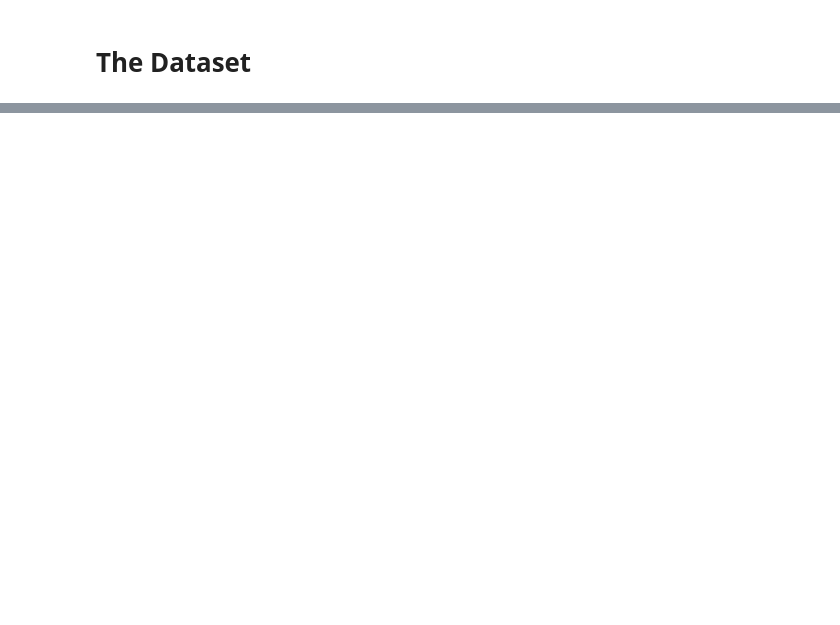
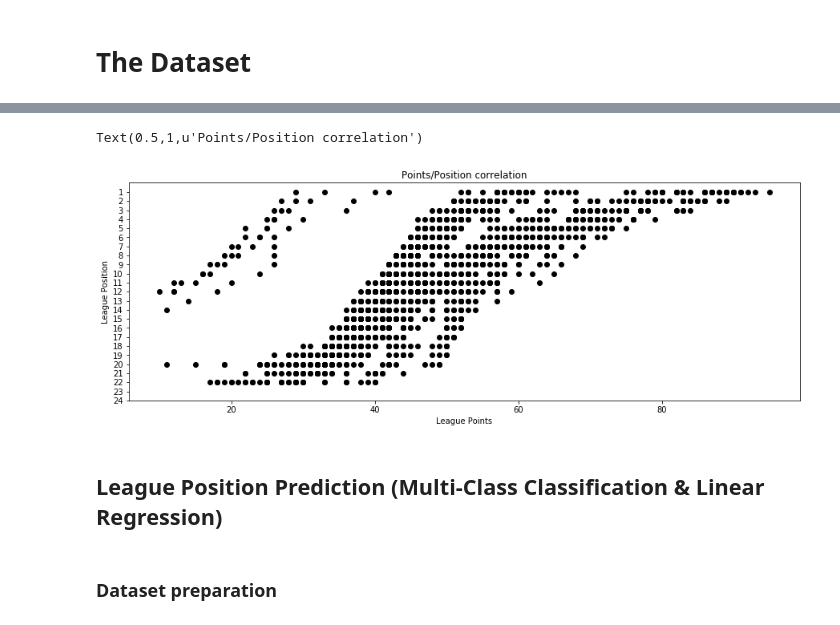
Before and after one commit to Limmen/data_science, a Jupyter notebook: pl_scraper/plots.ipynb, the cells around one changed output, grey strips where cells are left out. Cells and saved outputs as stored; diff of their text form; code cells hidden in the pictures; blank space fills up the shorter version.

```diff
--- a/pl_scraper/plots.ipynb
+++ b/pl_scraper/plots.ipynb
@@ -24,0 +56,15 @@ plt.show()
+# %%
+# plot pts and positions
+plt.scatter(pts, pos, c='black')
+plt.gca().invert_yaxis()
+plt.ylabel('League Position')
+plt.xlabel('League Points')
+plt.yticks(np.arange(1,25))
+plt.title("Points/Position correlation")
+# %% [output]
+Text(0.5,1,u'Points/Position correlation')
+[figure, added]
+# %% [markdown]
+## League Position Prediction (Multi-Class Classification & Linear Regression)
+# %% [markdown]
+### Dataset preparation
```
Also changed, not shown: parts of 36 cells of this notebook, 15 other files.
